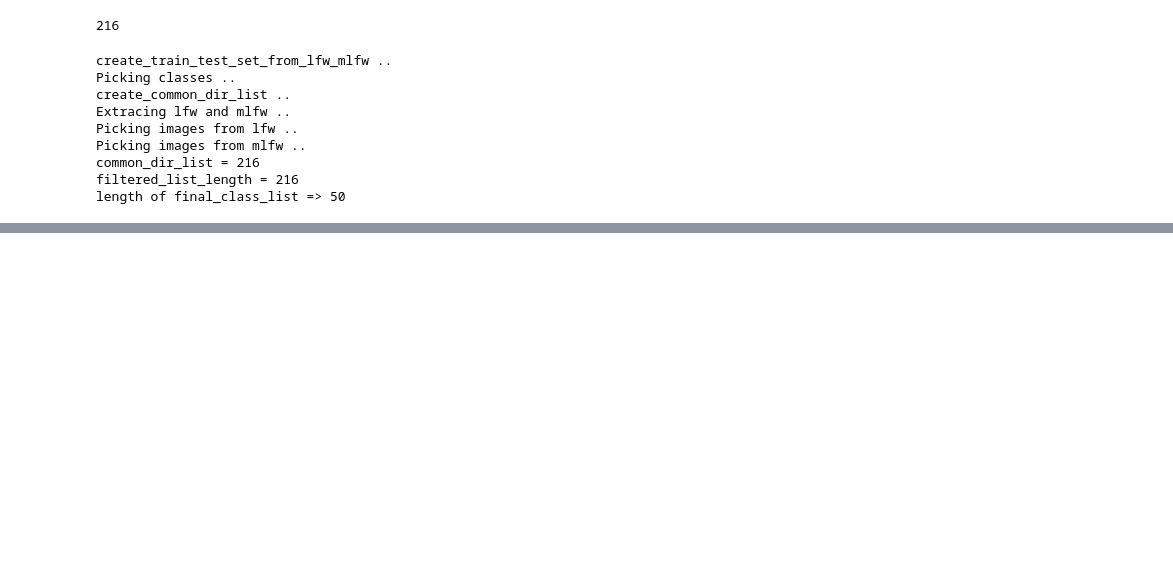
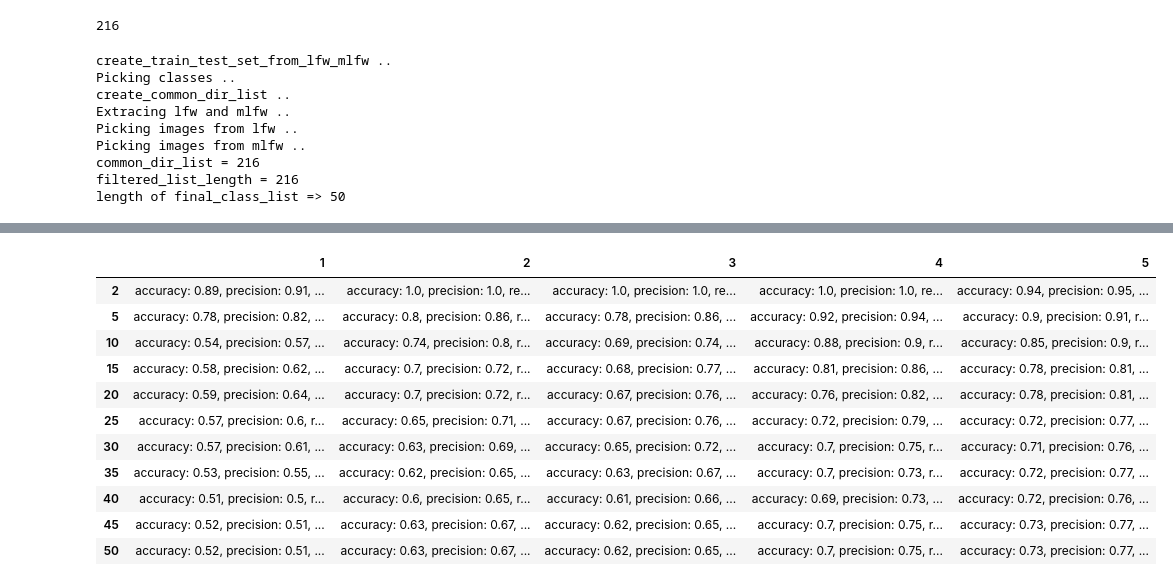
Before and after one commit to sivagunturi/mfr_meta, a Jupyter notebook: Datasetcreation+mask2face.ipynb, the cells around one changed output, grey strips where cells are left out. Cells and saved outputs as stored; diff of their text form; code cells hidden in the pictures; blank space fills up the shorter version.

```diff
--- a/Datasetcreation+mask2face.ipynb
+++ b/Datasetcreation+mask2face.ipynb
@@ -767,0 +790,20 @@ result_list ==============>  [0.8222222222222222, 0.8222222222222222]
+# %%
+from IPython.display import display, HTML
+
+def pretty_print(df):
+    return display( HTML( df.to_html().replace("\\n","<br>") ) )
+# %%
+pretty_print(report_df)
+# %% [output]
+|  | 1 | 2 | 3 | 4 | 5 |
+| 2 | accuracy: 0.89, precision: 0.91, ... | accuracy: 1.0, precision: 1.0, re... | accuracy: 1.0, precision: 1.0, re... | accuracy: 1.0, precision: 1.0, re... | accuracy: 0.94, precision: 0.95, ... |
+| 5 | accuracy: 0.78, precision: 0.82, ... | accuracy: 0.8, precision: 0.86, r... | accuracy: 0.78, precision: 0.86, ... | accuracy: 0.92, precision: 0.94, ... | accuracy: 0.9, precision: 0.91, r... |
+| 10 | accuracy: 0.54, precision: 0.57, ... | accuracy: 0.74, precision: 0.8, r... | accuracy: 0.69, precision: 0.74, ... | accuracy: 0.88, precision: 0.9, r... | accuracy: 0.85, precision: 0.9, r... |
+| 15 | accuracy: 0.58, precision: 0.62, ... | accuracy: 0.7, precision: 0.72, r... | accuracy: 0.68, precision: 0.77, ... | accuracy: 0.81, precision: 0.86, ... | accuracy: 0.78, precision: 0.81, ... |
+| 20 | accuracy: 0.59, precision: 0.64, ... | accuracy: 0.7, precision: 0.72, r... | accuracy: 0.67, precision: 0.76, ... | accuracy: 0.76, precision: 0.82, ... | accuracy: 0.78, precision: 0.81, ... |
+| 25 | accuracy: 0.57, precision: 0.6, r... | accuracy: 0.65, precision: 0.71, ... | accuracy: 0.67, precision: 0.76, ... | accuracy: 0.72, precision: 0.79, ... | accuracy: 0.72, precision: 0.77, ... |
+| 30 | accuracy: 0.57, precision: 0.61, ... | accuracy: 0.63, precision: 0.69, ... | accuracy: 0.65, precision: 0.72, ... | accuracy: 0.7, precision: 0.75, r... | accuracy: 0.71, precision: 0.76, ... |
+| 35 | accuracy: 0.53, precision: 0.55, ... | accuracy: 0.62, precision: 0.65, ... | accuracy: 0.63, precision: 0.67, ... | accuracy: 0.7, precision: 0.73, r... | accuracy: 0.72, precision: 0.77, ... |
+| 40 | accuracy: 0.51, precision: 0.5, r... | accuracy: 0.6, precision: 0.65, r... | accuracy: 0.61, precision: 0.66, ... | accuracy: 0.69, precision: 0.73, ... | accuracy: 0.72, precision: 0.76, ... |
+| 45 | accuracy: 0.52, precision: 0.51, ... | accuracy: 0.63, precision: 0.67, ... | accuracy: 0.62, precision: 0.65, ... | accuracy: 0.7, precision: 0.75, r... | accuracy: 0.73, precision: 0.77, ... |
+| 50 | accuracy: 0.52, precision: 0.51, ... | accuracy: 0.63, precision: 0.67, ... | accuracy: 0.62, precision: 0.65, ... | accuracy: 0.7, precision: 0.75, r... | accuracy: 0.73, precision: 0.77, ... |
```
Also changed, not shown: parts of 14 cells of this notebook.
